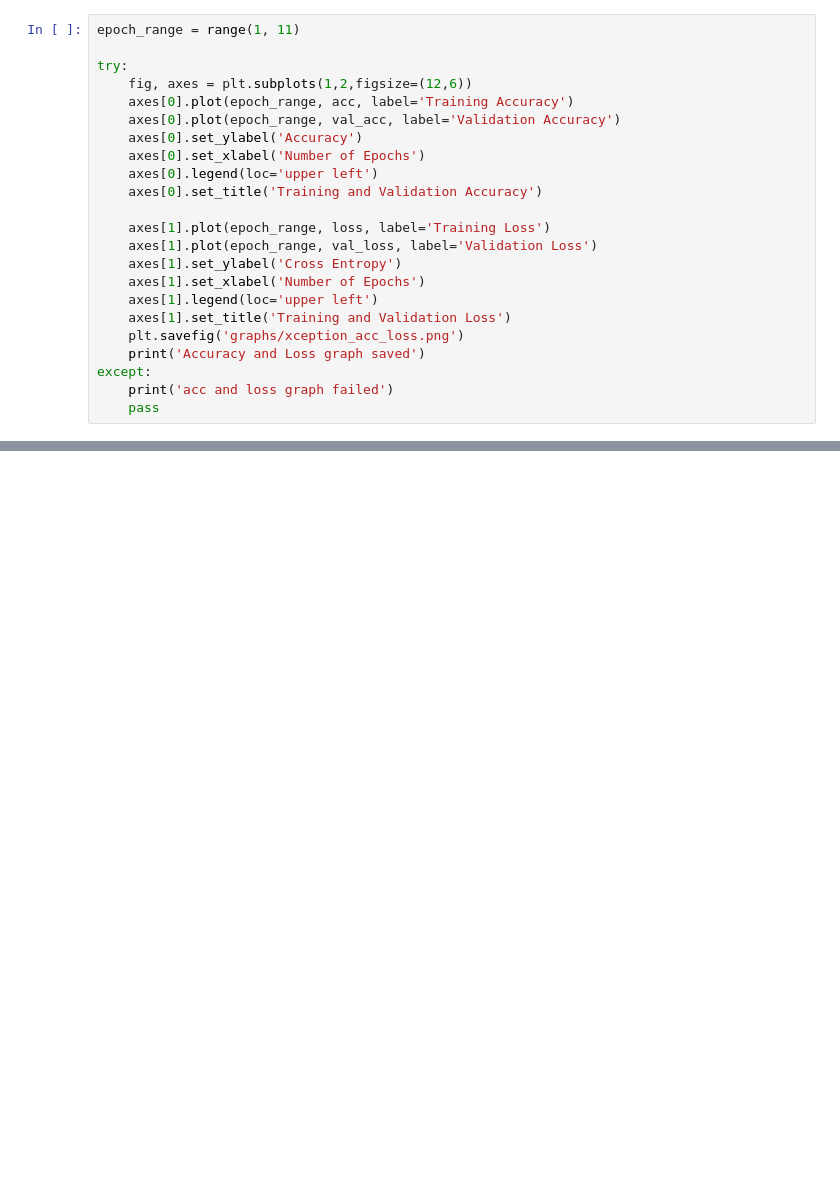
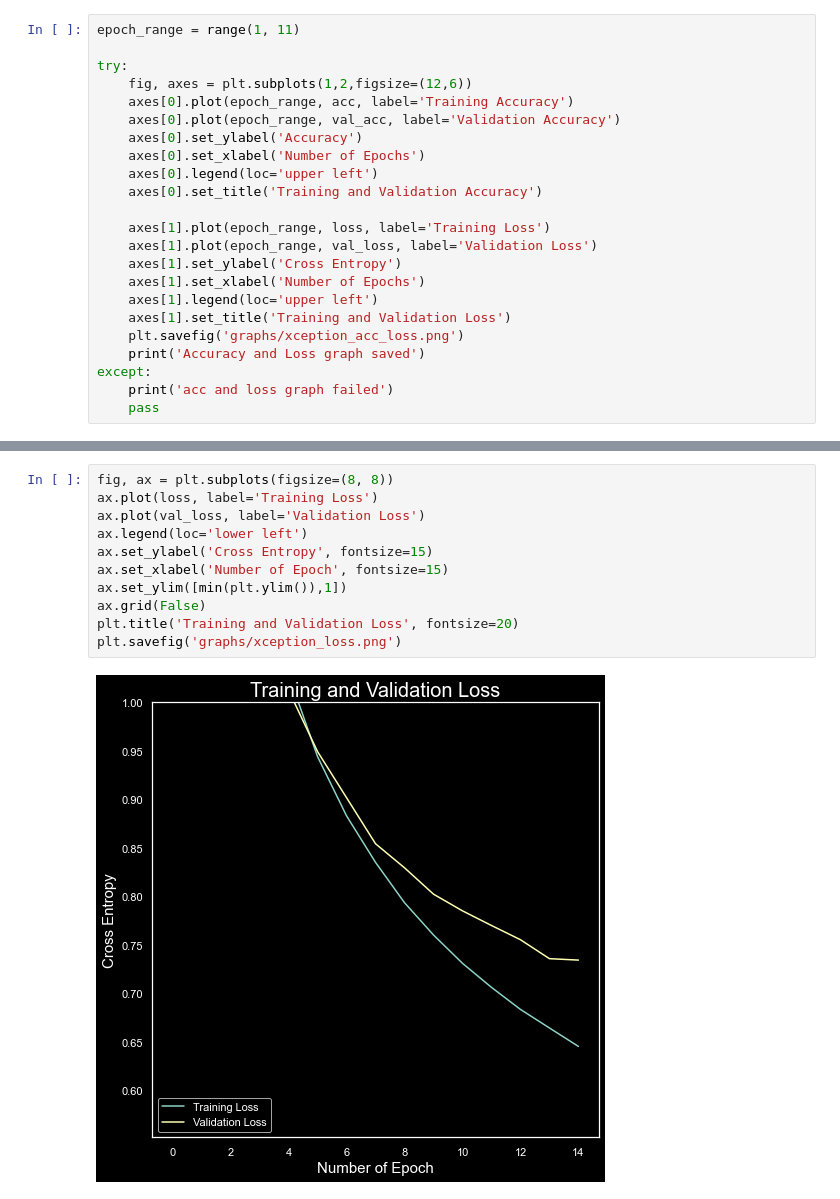
Before and after one commit to cwong690/Birdex, a Jupyter notebook: species_model.ipynb, the cells around one changed output, grey strips where cells are left out. Drawn from its saved outputs; the diff is of its cells as text; blank space fills up the shorter version.

```diff
--- a/species_model.ipynb
+++ b/species_model.ipynb
@@ -485,0 +548,13 @@ except:
+# %%
+fig, ax = plt.subplots(figsize=(8, 8))
+ax.plot(loss, label='Training Loss')
+ax.plot(val_loss, label='Validation Loss')
+ax.legend(loc='lower left')
+ax.set_ylabel('Cross Entropy', fontsize=15)
+ax.set_xlabel('Number of Epoch', fontsize=15)
+ax.set_ylim([min(plt.ylim()),1])
+ax.grid(False)
+plt.title('Training and Validation Loss', fontsize=20)
+plt.savefig('graphs/xception_loss.png')
+# %% [output]
+[figure, added]
```
Also changed, not shown: parts of 6 cells of this notebook, 2 other files.
